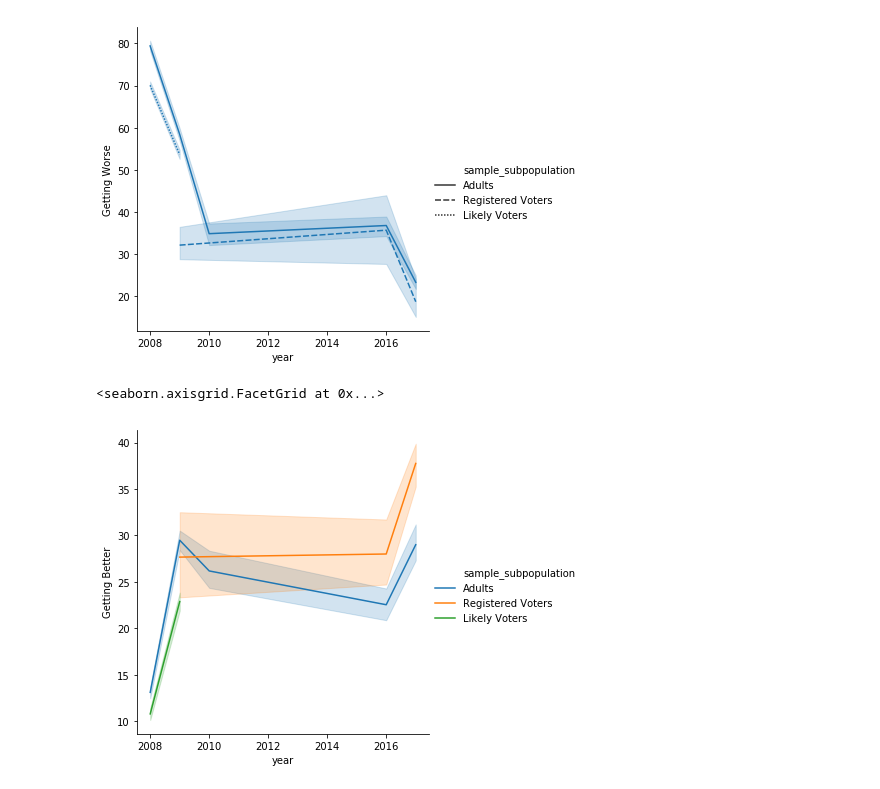
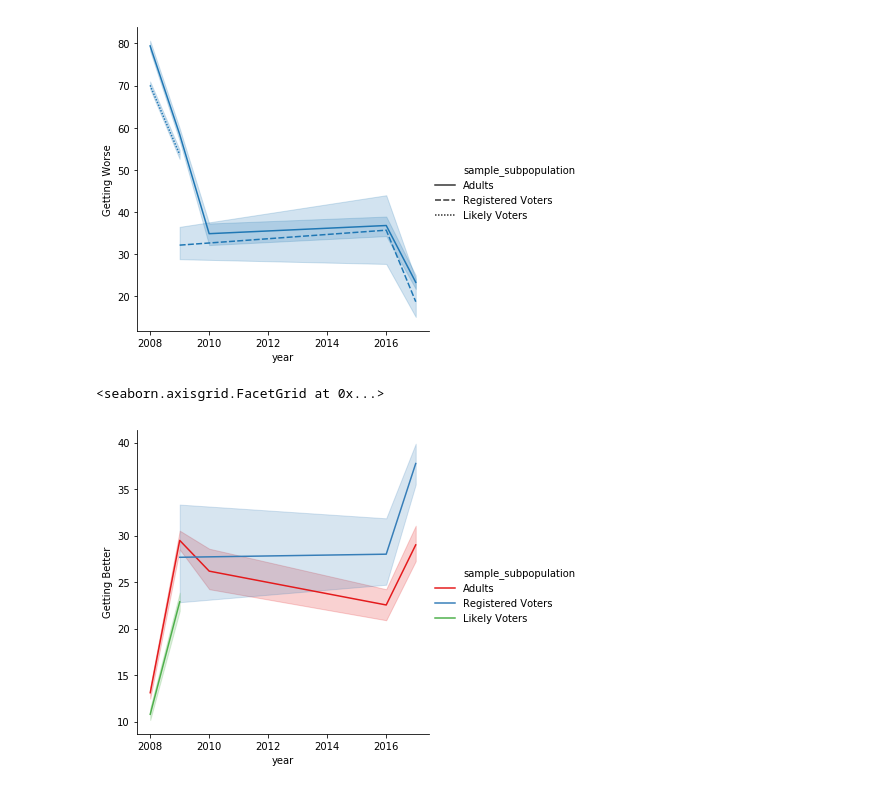
Before and after one commit to mastermindLAB/US-ECONOMY-GETTING-BETTER-OR-WORSE, a Jupyter notebook: US Economy Getting Better or Worse.ipynb, the cells around one changed output. Drawn from its saved outputs; the diff is of its cells as text; code cells hidden in the pictures.

```diff
--- a/US Economy Getting Better or Worse.ipynb
+++ b/US Economy Getting Better or Worse.ipynb
@@ -87,7 +87,7 @@ sns.relplot(x = 'year' , y = 'Getting Worse',style="sample_subpopulation", kind=
 <seaborn.axisgrid.FacetGrid at 0x...>
 [figure]
 # %%
-sns.relplot(x = 'year' , y = 'Getting Better',hue = "sample_subpopulation",kind="line", legend="brief",  data = us_eco)
+sns.relplot(x = 'year' , y = 'Getting Better',hue = "sample_subpopulation",kind="line", legend="brief", palette='Set1', data = us_eco)
 # %% [output]
 <seaborn.axisgrid.FacetGrid at 0x...>
-[figure, old version]
+[figure, new version]
```
Also changed, not shown: parts of 2 cells of this notebook.
